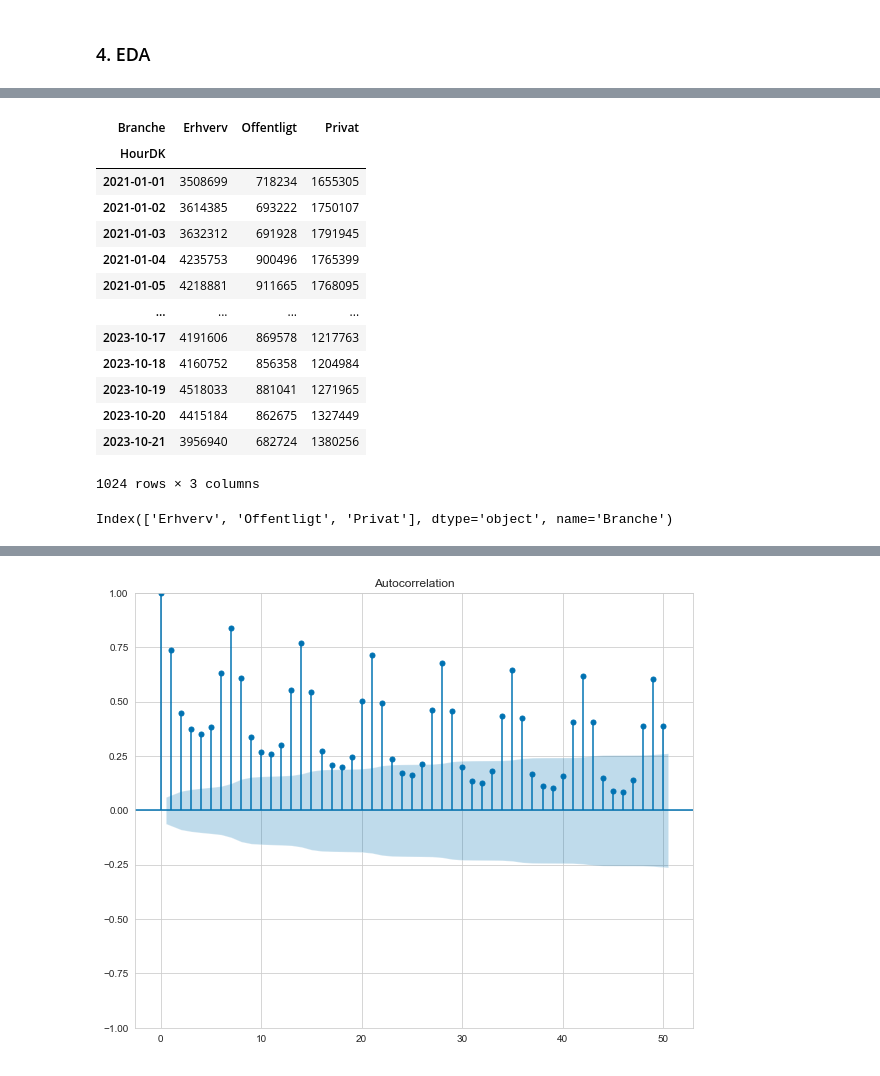
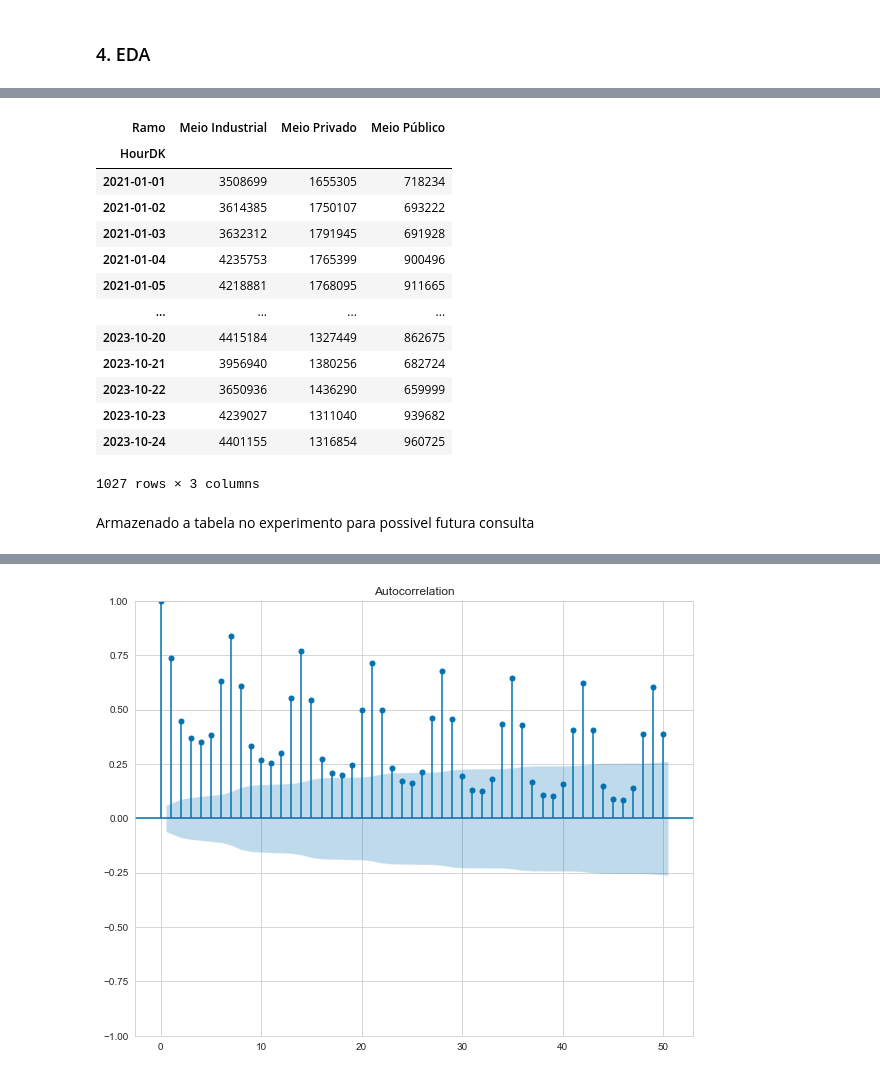
Before and after one commit to GiovaneCarvalho/Forecast_Consumo_Energia_Dinamarques, a Jupyter notebook: API.ipynb, the cells around one changed output, grey strips where cells are left out. Drawn from its saved outputs; the diff is of its cells as text; code cells hidden in the pictures.

```diff
--- a/API.ipynb
+++ b/API.ipynb
@@ -86,5 +118,6 @@ data = requests.get(url)
 # %%
 df = pd.DataFrame(data.json()['records'])
-df = df.astype({'HourDK': 'datetime64[ns]'})
+df = df.astype({'HourDK': 'datetime64[ns]',
+                'HourUTC':'datetime64[ns]'})
 # %% [markdown]
 ### 4. EDA
@@ -101,0 +141,9 @@ df.head()
+# %%
+dic = {'Erhverv': 'Meio Industrial',
+       'Offentligt': 'Meio Público',
+       'Privat': 'Meio Privado' }
+
+df['Ramo'] = df['Branche'].map(dic)
+
+#Removendo as colunas que não serão utilizadas
+df.drop(['Branche', 'HourUTC', 'MunicipalityNo'], axis = 1, inplace = True)
@@ -165,4 +180,0 @@ Testing the data for Hour resolution by the sum aggregation of Branche Values
-# %%
-df_hour = df.set_index('HourDK').drop(['HourUTC', 'MunicipalityNo'], axis =1 )
-df_hour = pd.pivot_table(data= df_hour,values = 'ConsumptionkWh', index = df_hour.index, columns = 'Branche')
-df_hour
@@ -257,0 +234,4 @@ mlflow.log_figure(fig, 'Figure_hour_sample_day.png')
+# %%
+df_hour = df.set_index('HourDK')
+df_hour = pd.pivot_table(data= df_hour,values = 'ConsumptionkWh', index = df_hour.index, columns = 'Ramo')
+df_hour
@@ -258,28 +361,26 @@ mlflow.log_figure(fig, 'Figure_hour_sample_day.png')
 # %%
 df_ = df.copy()
 # %%
-df_day = df_.set_index('HourDK').drop(['HourUTC', 'MunicipalityNo'], axis =1 )
-df_day = pd.pivot_table(data= df_day,values = 'ConsumptionkWh', index = df_day.index, columns = 'Branche')
+df_day = df_.set_index('HourDK')
+df_day = pd.pivot_table(data= df_day,values = 'ConsumptionkWh', index = df_day.index, columns = 'Ramo')
 df_day= df_day.resample('D').sum()
 df_day
 # %% [output]
-| Branche | Erhverv | Offentligt | Privat |
+| Ramo | Meio Industrial | Meio Privado | Meio Público |
 | HourDK |  |  |  |
-| 2021-01-01 | 3508699 | 718234 | 1655305 |
-| 2021-01-02 | 3614385 | 693222 | 1750107 |
-| 2021-01-03 | 3632312 | 691928 | 1791945 |
-| 2021-01-04 | 4235753 | 900496 | 1765399 |
-| 2021-01-05 | 4218881 | 911665 | 1768095 |
+| 2021-01-01 | 3508699 | 1655305 | 718234 |
+| 2021-01-02 | 3614385 | 1750107 | 693222 |
+| 2021-01-03 | 3632312 | 1791945 | 691928 |
+| 2021-01-04 | 4235753 | 1765399 | 900496 |
+| 2021-01-05 | 4218881 | 1768095 | 911665 |
 | ... | ... | ... | ... |
-| 2023-10-17 | 4191606 | 869578 | 1217763 |
-| 2023-10-18 | 4160752 | 856358 | 1204984 |
-| 2023-10-19 | 4518033 | 881041 | 1271965 |
-| 2023-10-20 | 4415184 | 862675 | 1327449 |
-| 2023-10-21 | 3956940 | 682724 | 1380256 |
+| 2023-10-20 | 4415184 | 1327449 | 862675 |
+| 2023-10-21 | 3956940 | 1380256 | 682724 |
+| 2023-10-22 | 3650936 | 1436290 | 659999 |
+| 2023-10-23 | 4239027 | 1311040 | 939682 |
+| 2023-10-24 | 4401155 | 1316854 | 960725 |
-1024 rows × 3 columns
+1027 rows × 3 columns
-# %%
-df_day.columns
-# %% [output]
-Index(['Erhverv', 'Offentligt', 'Privat'], dtype='object', name='Branche')
+# %% [markdown]
+Armazenado a tabela no experimento para possivel futura consulta
 # %%
 mlflow.log_table(df_, 'tabela_dados_resample_day.csv')
```
Also changed, not shown: parts of 128 cells of this notebook, 33 other files.
